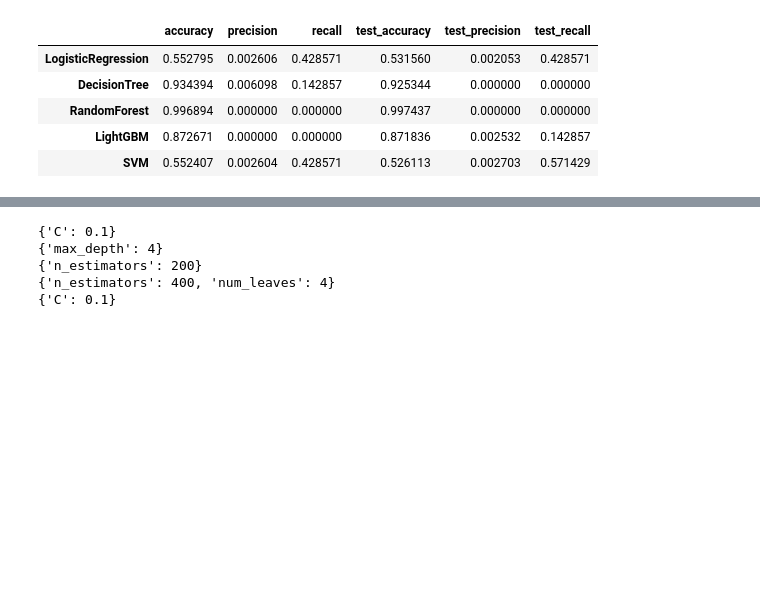
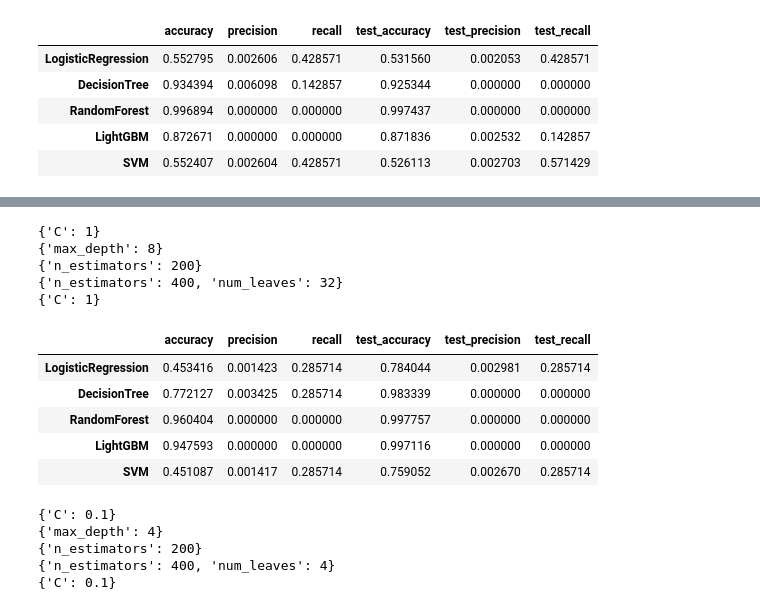
Before and after one commit to timeno10/dss_ml_socar, a Jupyter notebook: socar.ipynb, the cells around one changed output, grey strips where cells are left out. Cells and saved outputs as stored; diff of their text form; code cells hidden in the pictures; blank space fills up the shorter version.

```diff
--- a/socar.ipynb
+++ b/socar.ipynb
@@ -423,3 +481,24 @@ sc.get_result_pd()
+# %%
+sc = SocarML(socar)
+sc.drop_columns(['b2b', 'repair_cost', 'car_part1', 'car_part2', 'repair_cnt', 'insurance_site_aid_YN', 'police_site_aid_YN', 'total_prsn_cnt'])
+sc.one_hot_encoding()
+sc.split_dataset()
+sc.scaling(StandardScaler)
+sc.sampling(SMOTETomek)
+sc.pca(4)
+sc.get_result_pd()
+# %% [output]
+{'C': 1}
+{'max_depth': 8}
+{'n_estimators': 200}
+{'n_estimators': 400, 'num_leaves': 32}
+{'C': 1}
+|  | accuracy | precision | recall | test_accuracy | test_precision | test_recall |
+| LogisticRegression | 0.453416 | 0.001423 | 0.285714 | 0.784044 | 0.002981 | 0.285714 |
+| DecisionTree | 0.772127 | 0.003425 | 0.285714 | 0.983339 | 0.000000 | 0.000000 |
+| RandomForest | 0.960404 | 0.000000 | 0.000000 | 0.997757 | 0.000000 | 0.000000 |
+| LightGBM | 0.947593 | 0.000000 | 0.000000 | 0.997116 | 0.000000 | 0.000000 |
+| SVM | 0.451087 | 0.001417 | 0.285714 | 0.759052 | 0.002670 | 0.285714 |
 # %%
 sc = SocarML(socar)
 sc.drop_columns(['b2b', 'repair_cost', 'car_part1', 'car_part2', 'repair_cnt', 'insurance_site_aid_YN', 'police_site_aid_YN', 'total_prsn_cnt'])
```
Also changed, not shown: parts of 7 cells of this notebook.
